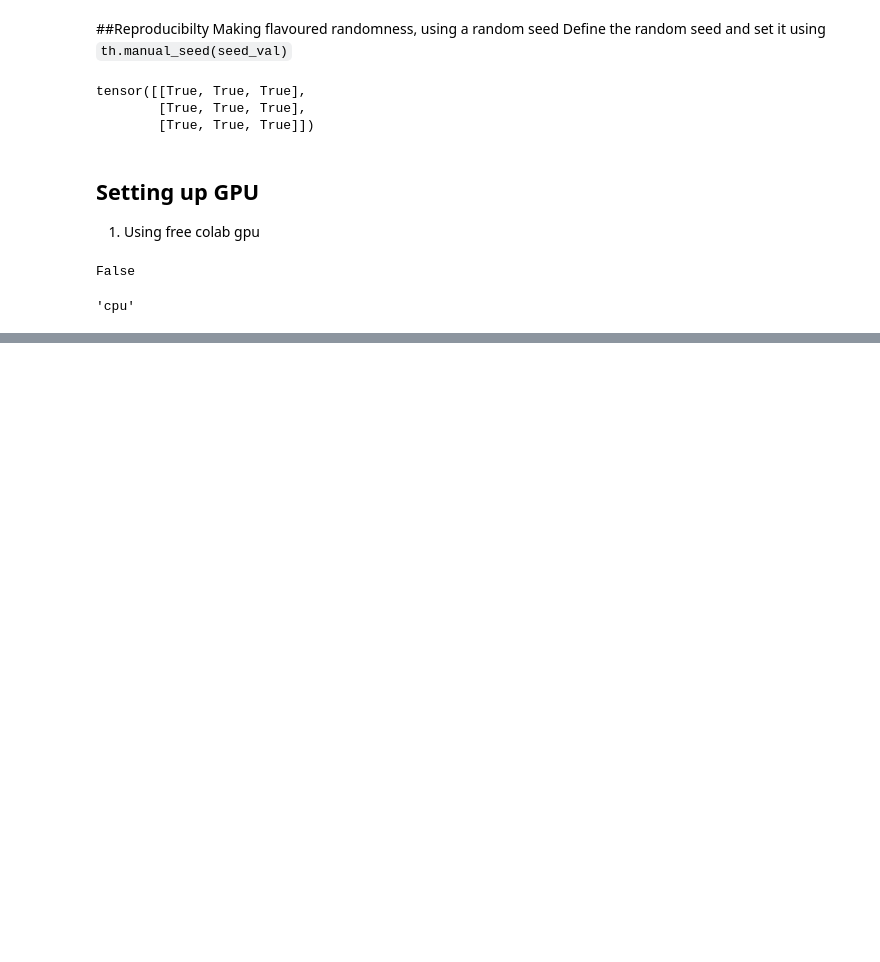
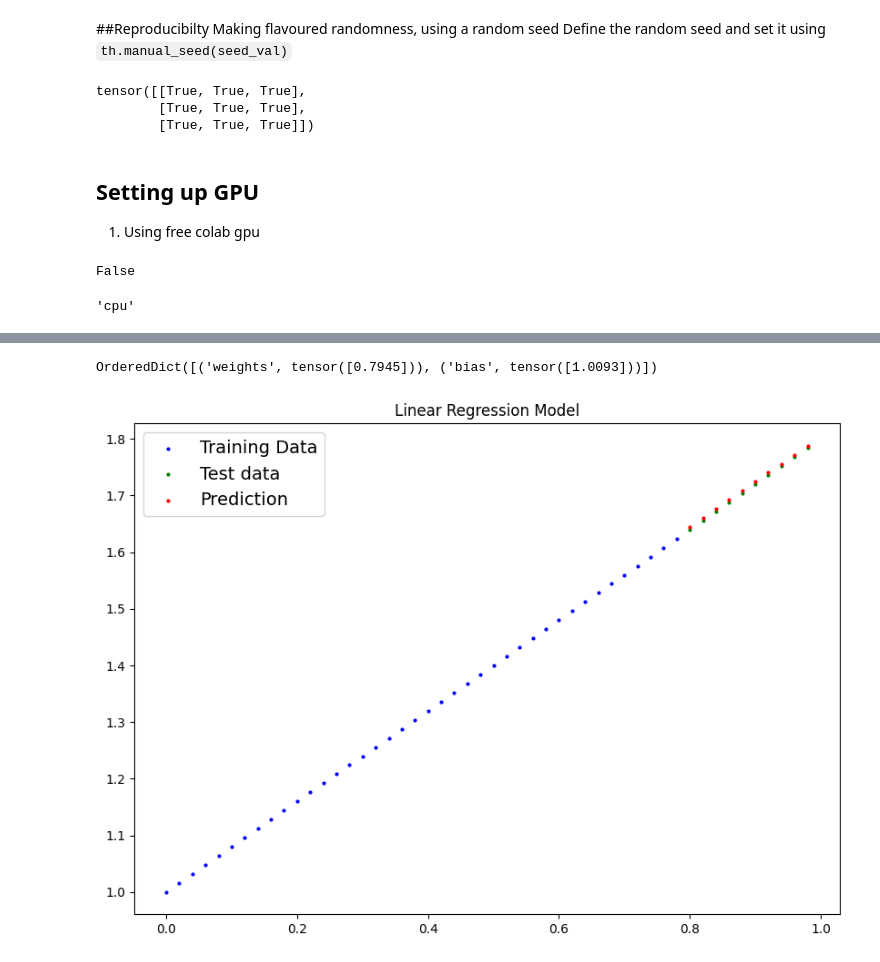
Before and after one commit to vanshdhar999/Pytorch-Intro, a Jupyter notebook: Pytorch101.ipynb, the cells around one changed output, grey strips where cells are left out. Cells and saved outputs as stored; diff of their text form; code cells hidden in the pictures; blank space fills up the shorter version.

```diff
--- a/Pytorch101.ipynb
+++ b/Pytorch101.ipynb
@@ -310,0 +470,39 @@ device
+# %%
+## Building a training loop
+
+epochs = 200
+epoch_count, train_loss, test_loss_count = [], [], []
+
+for epoch in range(epochs):
+
+  linear_model.train()
+
+  #Forward pass
+  y_pred = linear_model(X_train)
+
+  #Calculate the loss
+  loss = loss_fn(y_pred, y_train)
+
+  # Optimizer zero grad
+  optimizer.zero_grad()
+
+  # Perform back propagation on the loss with respect to the params
+  loss.backward()
+
+  # Step the optimizer (perform sgd)
+  optimizer.step()
+
+  #Testing the model
+  linear_model.eval()
+
+  with th.inference_mode():
+    test_preds = linear_model(X_test)
+
+    test_loss = loss_fn(test_preds, y_test)
+
+  if(epoch % 10 == 0):
+    print(f"Epoch:{epoch} | Loss: {loss} | Test Loss: {test_loss}")
+    print(linear_model.state_dict())
+  epoch_count.append(epoch)
+  train_loss.append(loss)
+  test_loss_count.append(test_loss)
@@ -310,0 +527,11 @@ device
+# %%
+linear_model.state_dict()
+# %% [output]
+OrderedDict([('weights', tensor([0.7945])), ('bias', tensor([1.0093]))])
+# %%
+with th.inference_mode():
+  y_preds_new = linear_model(X_test)
+# %%
+plot_predictions(predictions=y_preds_new)
+# %% [output]
+[figure, added]
```
Also changed, not shown: parts of 26 cells of this notebook.
